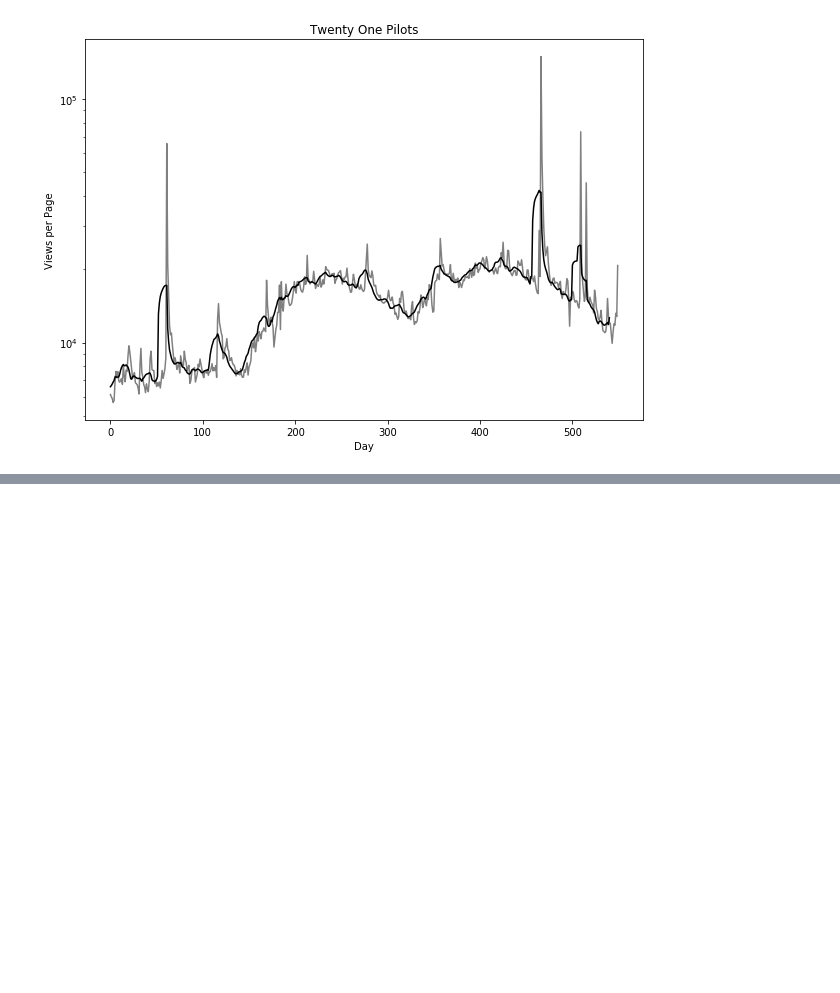
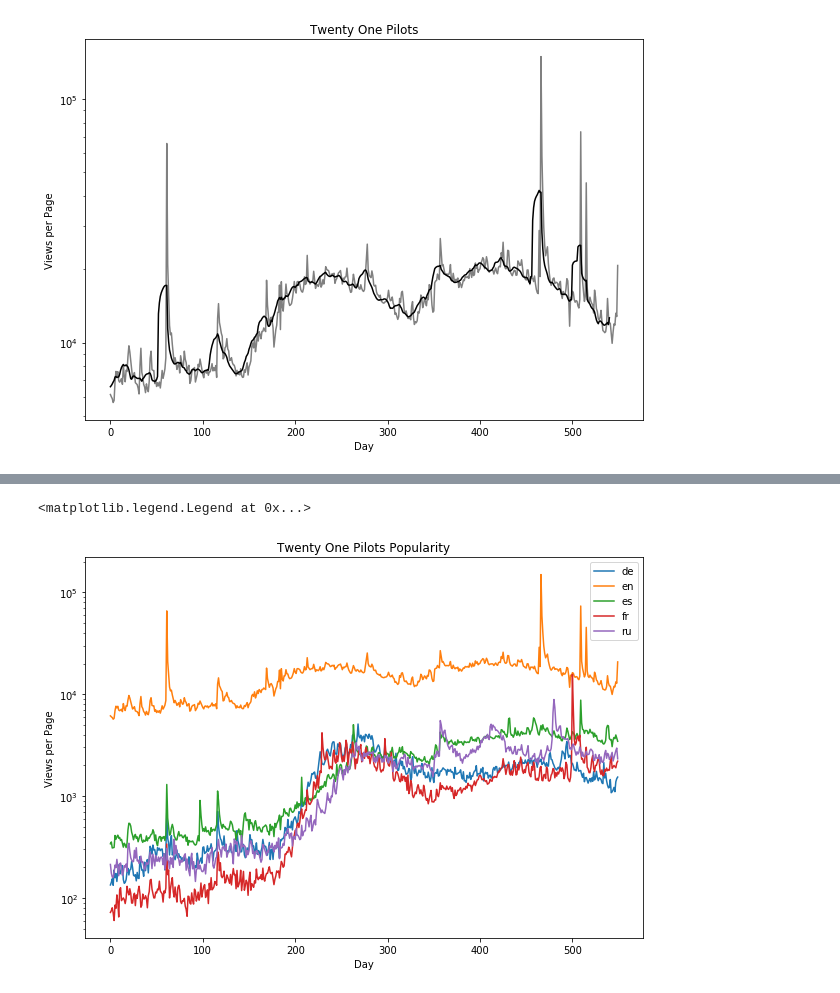
Before and after one commit to Knowledge-Precipitation-Tribe/Time-series-analysis, a Jupyter notebook: references/理解时间序列.ipynb, the cells around one changed output, grey strips where cells are left out. Saved outputs shown, nothing was run; the diff lists cells and outputs as text; code cells hidden in the pictures; blank space fills up the shorter version.

```diff
--- a/references/理解时间序列.ipynb
+++ b/references/理解时间序列.ipynb
@@ -150,0 +166,21 @@ ax.set_yscale('log')
+# %%
+fig, ax = plt.subplots(figsize=(10, 7))
+plt.ylabel('Views per Page')
+plt.xlabel('Day')
+plt.title('Twenty One Pilots Popularity')
+ax.set_yscale('log')
+
+for country in ['de','en','es','fr','ru']:
+    idx= np.where((train['Subject'] == 'Twenty One Pilots')
+                  & (train['Sub_Page'] == '{}.wikipedia.org'.format(country)) & (train['Access'] == 'all-access') & (train['Agent'] == 'all-agents'))
+
+    idx=idx[0][0]
+
+    data = train.iloc[idx,0:-4]
+    handle = ax.plot(days,data.values,label=country)
+
+
+ax.legend()
+# %% [output]
+<matplotlib.legend.Legend at 0x...>
+[figure, added]
```
Also changed, not shown: parts of 9 cells of this notebook, 3 other files.
